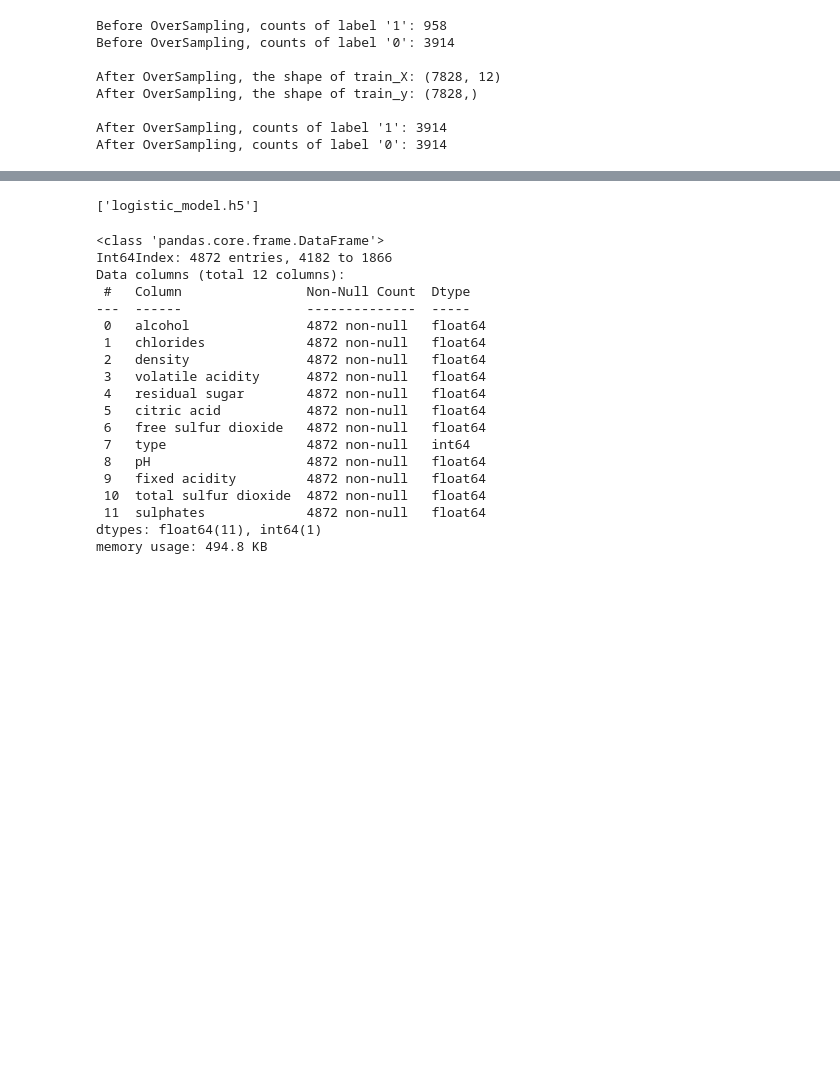
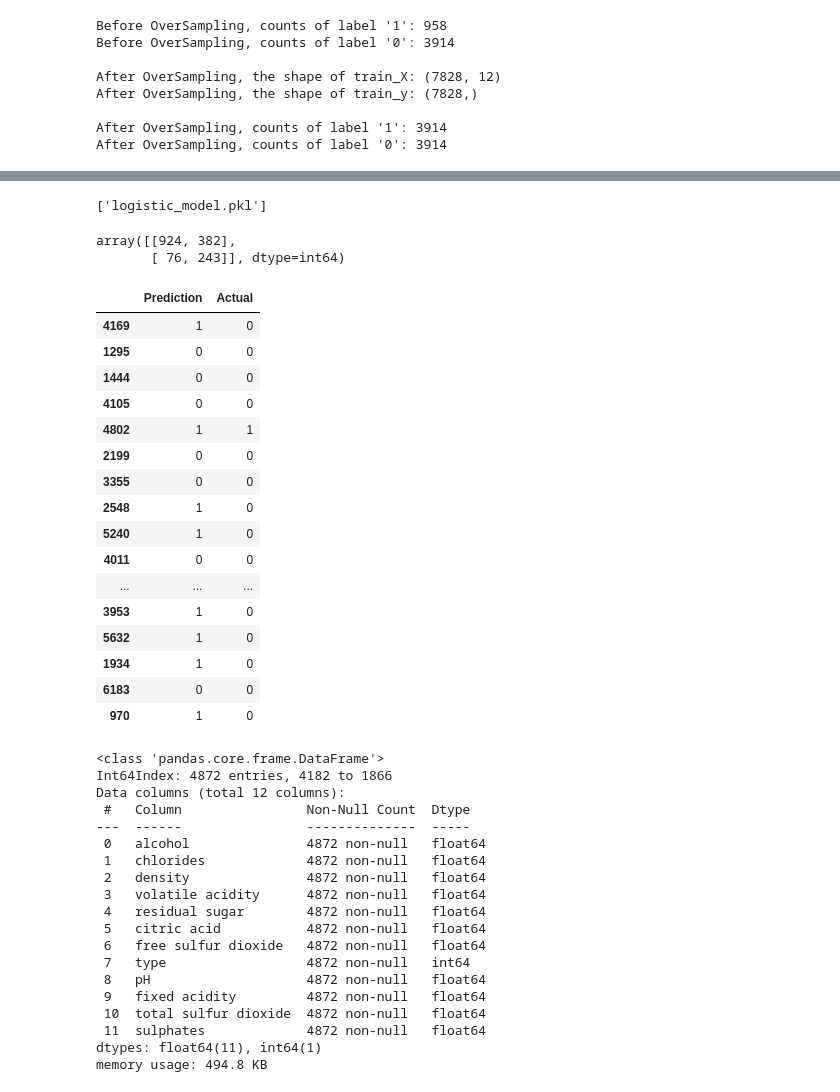
Before and after one commit to markgu713/final_project_group6, a Jupyter notebook: model/wine_quality_SMOTE.ipynb, the cells around one changed output, grey strips where cells are left out. Cells and saved outputs as stored; diff of their text form; code cells hidden in the pictures; blank space fills up the shorter version.

```diff
--- a/model/wine_quality_SMOTE.ipynb
+++ b/model/wine_quality_SMOTE.ipynb
@@ -206,7 +220,7 @@ weighted avg       0.82      0.72      0.74      1625
 # Save the Model
 
 import joblib
-filename = 'logistic_model.h5'
+filename = 'logistic_model.pkl'
 joblib.dump(lr1, filename)
 # %% [output]
-['logistic_model.h5']
+['logistic_model.pkl']
@@ -213,3 +231,30 @@ joblib.dump(lr1, filename)
+# %%
+from sklearn.metrics import confusion_matrix
+confusion_matrix(y_test, predictions)
+# %% [output]
+array([[924, 382],
+       [ 76, 243]], dtype=int64)
+# %%
+matrix = pd.DataFrame({"Prediction": predictions[:20], "Actual": y_test[:20]})
+matrix
+# %% [output]
+|  | Prediction | Actual |
+| 4169 | 1 | 0 |
+| 1295 | 0 | 0 |
+| 1444 | 0 | 0 |
+| 4105 | 0 | 0 |
+| 4802 | 1 | 1 |
+| 2199 | 0 | 0 |
+| 3355 | 0 | 0 |
+| 2548 | 1 | 0 |
+| 5240 | 1 | 0 |
+| 4011 | 0 | 0 |
+| ... | ... | ... |
+| 3953 | 1 | 0 |
+| 5632 | 1 | 0 |
+| 1934 | 1 | 0 |
+| 6183 | 0 | 0 |
+| 970 | 1 | 0 |
 # %%
 #To show what SMOTE does, let visualize the good and bad wines as a function of alcohol and density (before SMOTE)
 X_train.info()
```
Also changed, not shown: parts of 6 cells of this notebook, 8 other files.
